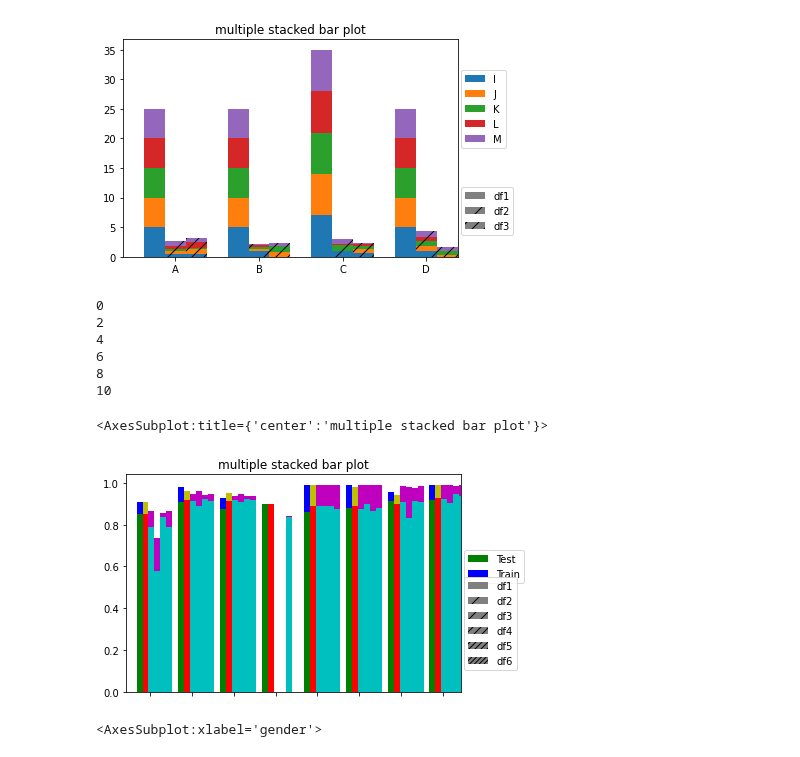
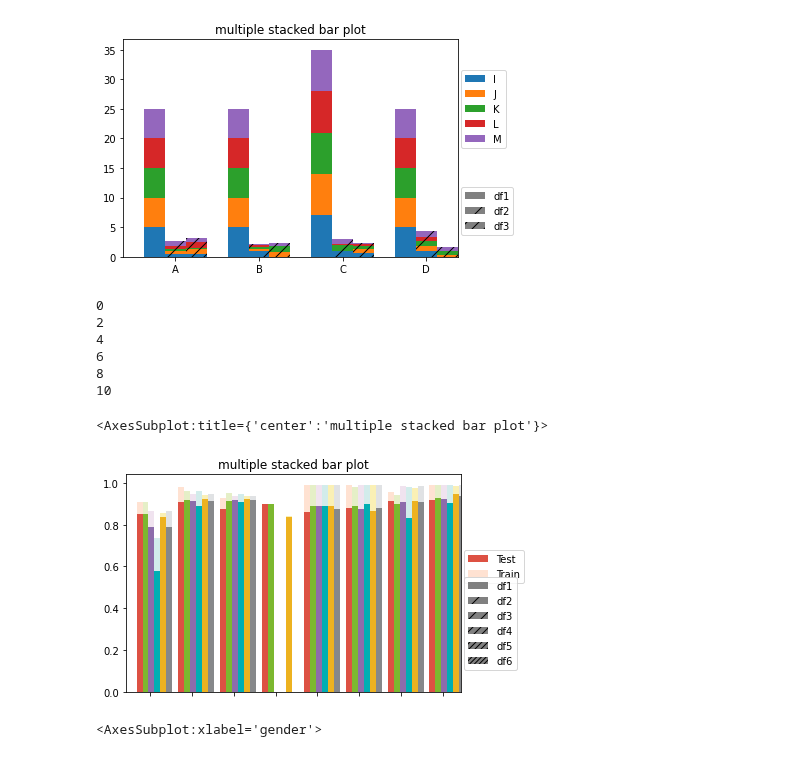
Before and after one commit to jasonmrimer/cse590-machine-learning, a Jupyter notebook: final-project/classifiers/graph.ipynb, the cells around one changed output. Cells and saved outputs as stored; diff of their text form; code cells hidden in the pictures.

Commit message:
colors better, need more space between groups

```diff
--- a/final-project/classifiers/graph.ipynb
+++ b/final-project/classifiers/graph.ipynb
@@ -89,18 +89,18 @@ my_colors = {}
 for i in range(12):
     my_colors[i] = {}
 
-my_colors[0][0] = 'g'
-my_colors[0][1] = 'b'
-my_colors[2][0] = 'r'
-my_colors[2][1] = 'y'
-my_colors[4][0] = 'c'
-my_colors[4][1] = 'm'
-my_colors[6][0] = 'c'
-my_colors[6][1] = 'm'
-my_colors[8][0] = 'c'
-my_colors[8][1] = 'm'
-my_colors[10][0] = 'c'
-my_colors[10][1] = 'm'
+my_colors[0][0] = '#DD5143'
+my_colors[0][1] = '#FFE2D2'
+my_colors[2][0] = '#7CB82F'
+my_colors[2][1] = '#E5EFC7'
+my_colors[4][0] = '#8D6CAB'
+my_colors[4][1] = '#F0E3EF'
+my_colors[6][0] = '#00AEB3'
+my_colors[6][1] = '#D2ECEB'
+my_colors[8][0] = '#EDB220'
+my_colors[8][1] = '#FAF0B5'
+my_colors[10][0] = '#86888A'
+my_colors[10][1] = '#E0E2E4'
 
 
 def plot_clustered_stacked_revised(dfall, labels=None, title="multiple stacked bar plot", H="/", **kwargs):
@@ -260,34 +260,34 @@ df5 = pd.DataFrame(
 )
 df6 = pd.DataFrame(
     np.array(
         [
             [0.7905405405, 0.07650171298],
             [0.9121621622, 0.0365702322],
             [0.9166666667, 0.02248826291],
             [0.0, 0.0],
             [0.8738738739, 0.1176754219],
             [0.8806306306, 0.1109186651],
             [0.9076576577, 0.07713107474],
             [0.9391891892, 0.0517967263],
         ],
     ),
     index=group_names,
     columns=stack_labels
 )
 
 # Then, just call :
 plot_clustered_stacked_revised(
     [df1, df2, df3, df4, df5, df6], ["df1", "df2", "df3", "df4", "df5", "df6"], cmap=plt.cm.viridis
 )
 # %% [output]
 0
 2
 4
 6
 8
 10
 <AxesSubplot:title={'center':'multiple stacked bar plot'}>
-[figure, old version]
+[figure, new version]
 # %%
 import pandas as pd
 
```
